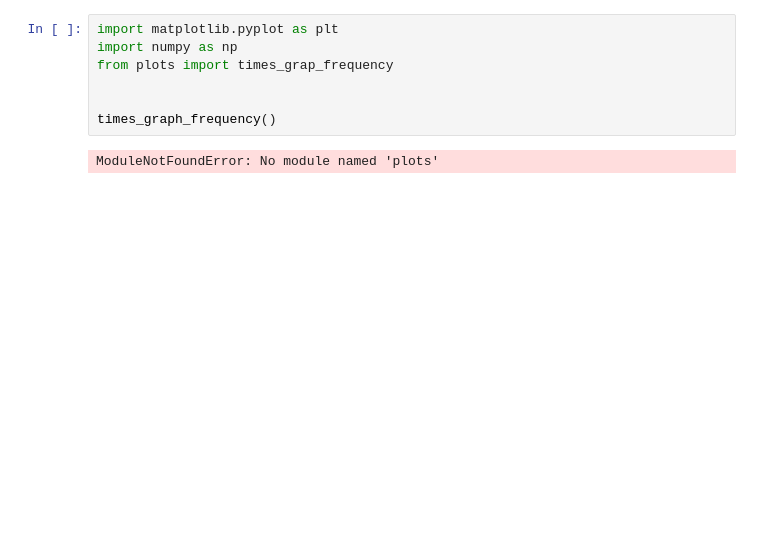
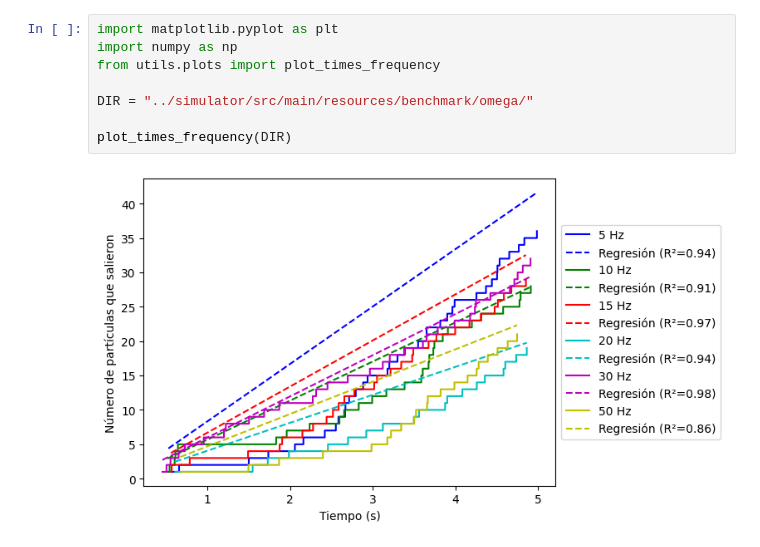
Before and after one commit to lukyferreiro/TPs-SS, a Jupyter notebook: TP5/animation/omegas.ipynb, the cells around one changed output. Saved outputs shown, nothing was run; the diff lists cells and outputs as text; blank space fills up the shorter version.

Commit message:
Fix write of times

```diff
--- a/TP5/animation/omegas.ipynb
+++ b/TP5/animation/omegas.ipynb
@@ -1,9 +1,10 @@
 # %%
 import matplotlib.pyplot as plt
 import numpy as np
-from plots import times_grap_frequency
+from utils.plots import plot_times_frequency
 
+DIR = "../simulator/src/main/resources/benchmark/omega/"
 
-times_graph_frequency()
+plot_times_frequency(DIR)
 # %% [output]
-ModuleNotFoundError: No module named 'plots'
+[figure, added]
```
Also changed, not shown: 6 other files.
